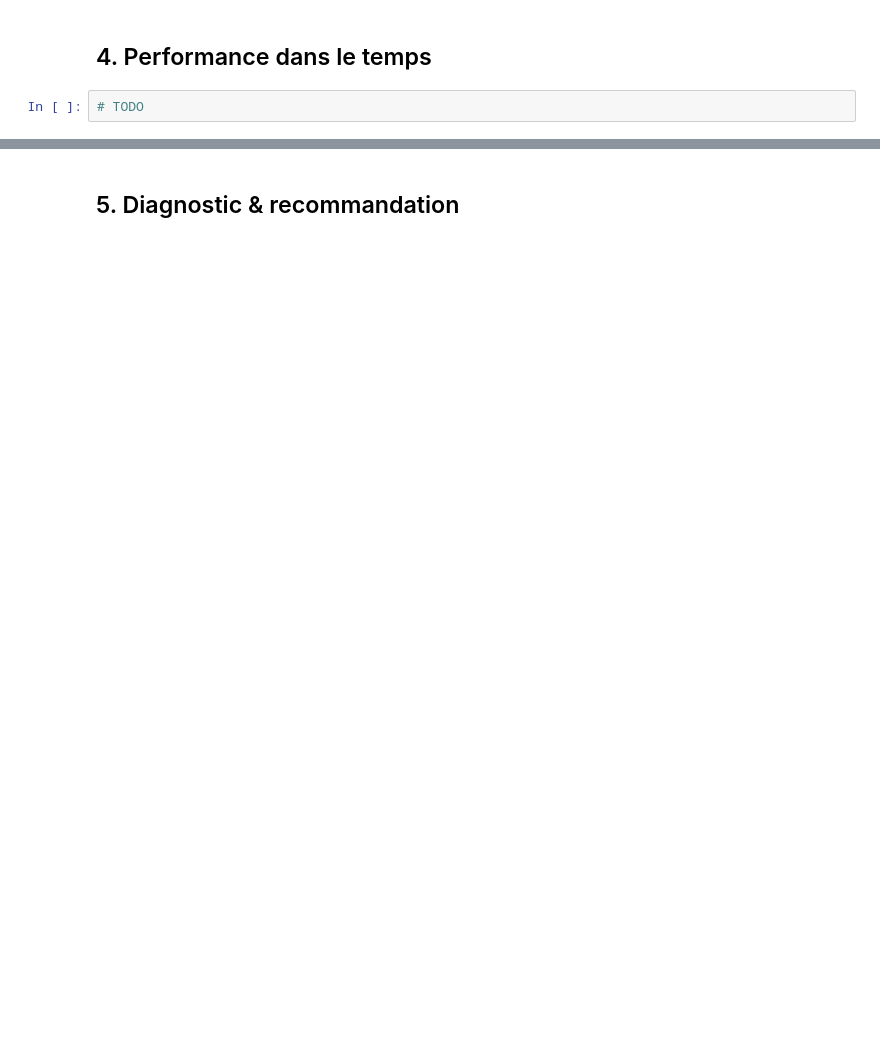
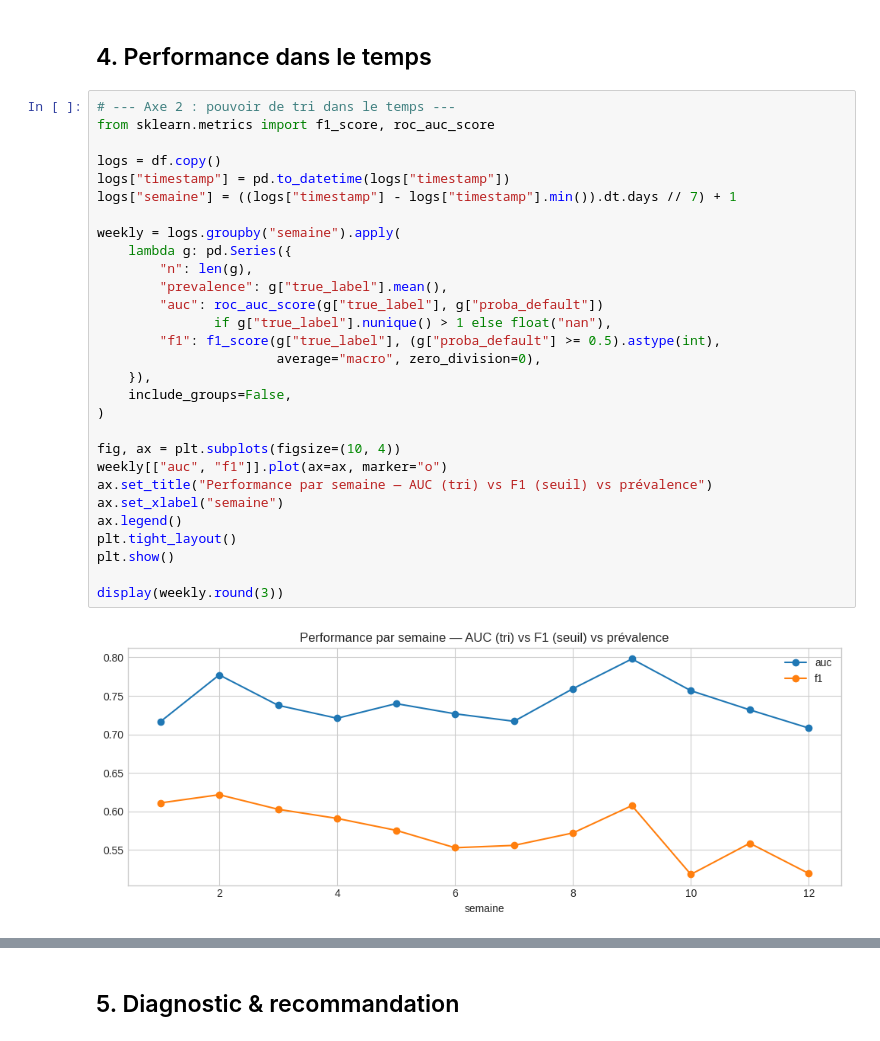
Before and after one commit to A949196/m6-b1-joelle-tom, a Jupyter notebook: notebooks/M6-B1_tom-joelle.ipynb, the cells around one changed output, grey strips where cells are left out. Drawn from its saved outputs; the diff is of its cells as text; blank space fills up the shorter version.

```diff
--- a/notebooks/M6-B1_tom-joelle.ipynb
+++ b/notebooks/M6-B1_tom-joelle.ipynb
@@ -438,4 +429,33 @@ Le modèle est sur-confiant : il surestime les probabilités.
 # %% [markdown]
 ## 4. Performance dans le temps
 # %%
-# TODO
+# --- Axe 2 : pouvoir de tri dans le temps ---
+from sklearn.metrics import f1_score, roc_auc_score
+
+logs = df.copy()
+logs["timestamp"] = pd.to_datetime(logs["timestamp"])
+logs["semaine"] = ((logs["timestamp"] - logs["timestamp"].min()).dt.days // 7) + 1
+
+weekly = logs.groupby("semaine").apply(
+    lambda g: pd.Series({
+        "n": len(g),
+        "prevalence": g["true_label"].mean(),
+        "auc": roc_auc_score(g["true_label"], g["proba_default"])
+               if g["true_label"].nunique() > 1 else float("nan"),
+        "f1": f1_score(g["true_label"], (g["proba_default"] >= 0.5).astype(int),
+                       average="macro", zero_division=0),
+    }),
+    include_groups=False,
+)
+
+fig, ax = plt.subplots(figsize=(10, 4))
+weekly[["auc", "f1"]].plot(ax=ax, marker="o")
+ax.set_title("Performance par semaine — AUC (tri) vs F1 (seuil) vs prévalence")
+ax.set_xlabel("semaine")
+ax.legend()
+plt.tight_layout()
+plt.show()
+
+display(weekly.round(3))
+# %% [output]
+[figure, added]
```
Also changed, not shown: parts of 5 cells of this notebook.
